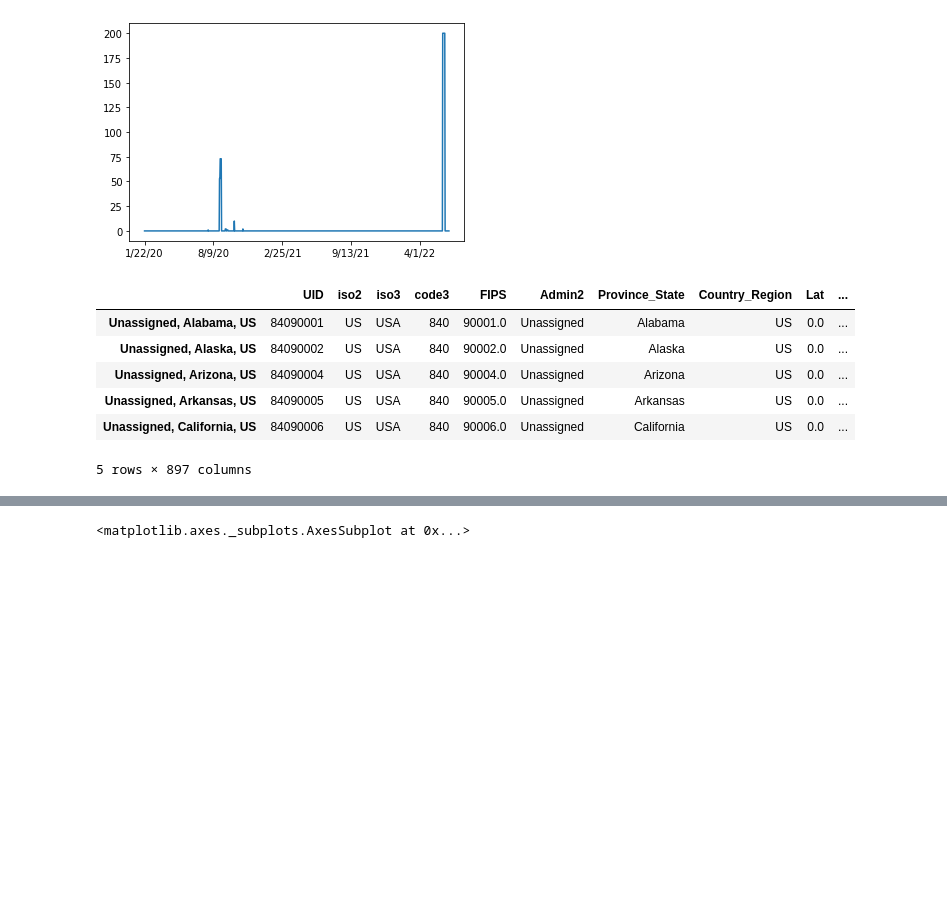
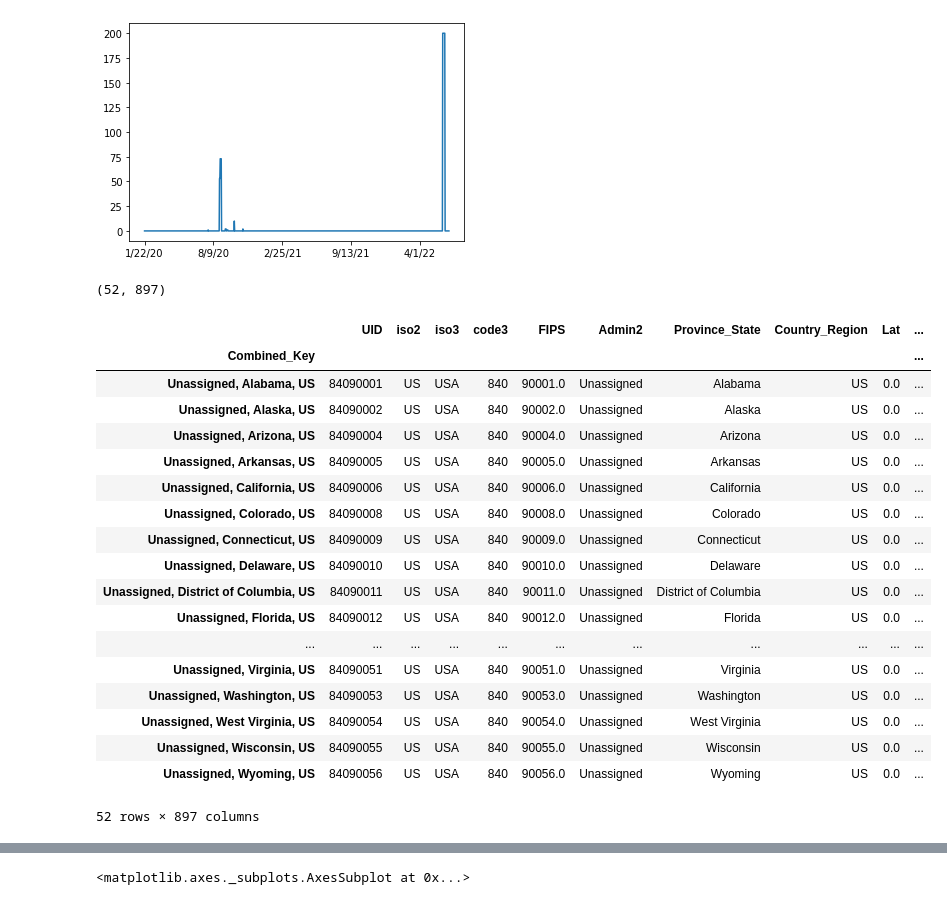
Before and after one commit to hongqin/Python-CoLab-bootcamp, a Jupyter notebook: Learn_Python_by_analying_covid19.ipynb, the cells around one changed output, grey strips where cells are left out. Cells and saved outputs as stored; diff of their text form; code cells hidden in the pictures; blank space fills up the shorter version.

```diff
--- a/Learn_Python_by_analying_covid19.ipynb
+++ b/Learn_Python_by_analying_covid19.ipynb
@@ -300,15 +324,31 @@ df1.loc['Unassigned, Wyoming, US', ][11:].plot()
 [figure]
 # %%
 df1.loc[ df1.index.str.contains('Unassigned'), ].shape
-df1.loc[ df1.index.str.contains('Unassigned'), ].head()
 # %% [output]
-|  | UID | iso2 | iso3 | code3 | FIPS | Admin2 | Province_State | Country_Region | Lat | ... |
-| Unassigned, Alabama, US | 84090001 | US | USA | 840 | 90001.0 | Unassigned | Alabama | US | 0.0 | ... |
-| Unassigned, Alaska, US | 84090002 | US | USA | 840 | 90002.0 | Unassigned | Alaska | US | 0.0 | ... |
-| Unassigned, Arizona, US | 84090004 | US | USA | 840 | 90004.0 | Unassigned | Arizona | US | 0.0 | ... |
-| Unassigned, Arkansas, US | 84090005 | US | USA | 840 | 90005.0 | Unassigned | Arkansas | US | 0.0 | ... |
-| Unassigned, California, US | 84090006 | US | USA | 840 | 90006.0 | Unassigned | California | US | 0.0 | ... |
-5 rows × 897 columns
+(52, 897)
+# %%
+
+df1.loc[ df1.index.str.contains('Unassigned'), ]
+# %% [output]
+|  | UID | iso2 | iso3 | code3 | FIPS | Admin2 | Province_State | Country_Region | Lat | ... |
+| Combined_Key |  |  |  |  |  |  |  |  |  | ... |
+| Unassigned, Alabama, US | 84090001 | US | USA | 840 | 90001.0 | Unassigned | Alabama | US | 0.0 | ... |
+| Unassigned, Alaska, US | 84090002 | US | USA | 840 | 90002.0 | Unassigned | Alaska | US | 0.0 | ... |
+| Unassigned, Arizona, US | 84090004 | US | USA | 840 | 90004.0 | Unassigned | Arizona | US | 0.0 | ... |
+| Unassigned, Arkansas, US | 84090005 | US | USA | 840 | 90005.0 | Unassigned | Arkansas | US | 0.0 | ... |
+| Unassigned, California, US | 84090006 | US | USA | 840 | 90006.0 | Unassigned | California | US | 0.0 | ... |
+| Unassigned, Colorado, US | 84090008 | US | USA | 840 | 90008.0 | Unassigned | Colorado | US | 0.0 | ... |
+| Unassigned, Connecticut, US | 84090009 | US | USA | 840 | 90009.0 | Unassigned | Connecticut | US | 0.0 | ... |
+| Unassigned, Delaware, US | 84090010 | US | USA | 840 | 90010.0 | Unassigned | Delaware | US | 0.0 | ... |
+| Unassigned, District of Columbia, US | 84090011 | US | USA | 840 | 90011.0 | Unassigned | District of Columbia | US | 0.0 | ... |
+| Unassigned, Florida, US | 84090012 | US | USA | 840 | 90012.0 | Unassigned | Florida | US | 0.0 | ... |
+| ... | ... | ... | ... | ... | ... | ... | ... | ... | ... | ... |
+| Unassigned, Virginia, US | 84090051 | US | USA | 840 | 90051.0 | Unassigned | Virginia | US | 0.0 | ... |
+| Unassigned, Washington, US | 84090053 | US | USA | 840 | 90053.0 | Unassigned | Washington | US | 0.0 | ... |
+| Unassigned, West Virginia, US | 84090054 | US | USA | 840 | 90054.0 | Unassigned | West Virginia | US | 0.0 | ... |
+| Unassigned, Wisconsin, US | 84090055 | US | USA | 840 | 90055.0 | Unassigned | Wisconsin | US | 0.0 | ... |
+| Unassigned, Wyoming, US | 84090056 | US | USA | 840 | 90056.0 | Unassigned | Wyoming | US | 0.0 | ... |
+52 rows × 897 columns
 # %%
 # df1.loc[df1.index.str.contains('Unassigned'), ].plot() #No, this is not working properly
 # %%
```
Also changed, not shown: parts of 20 cells of this notebook.
